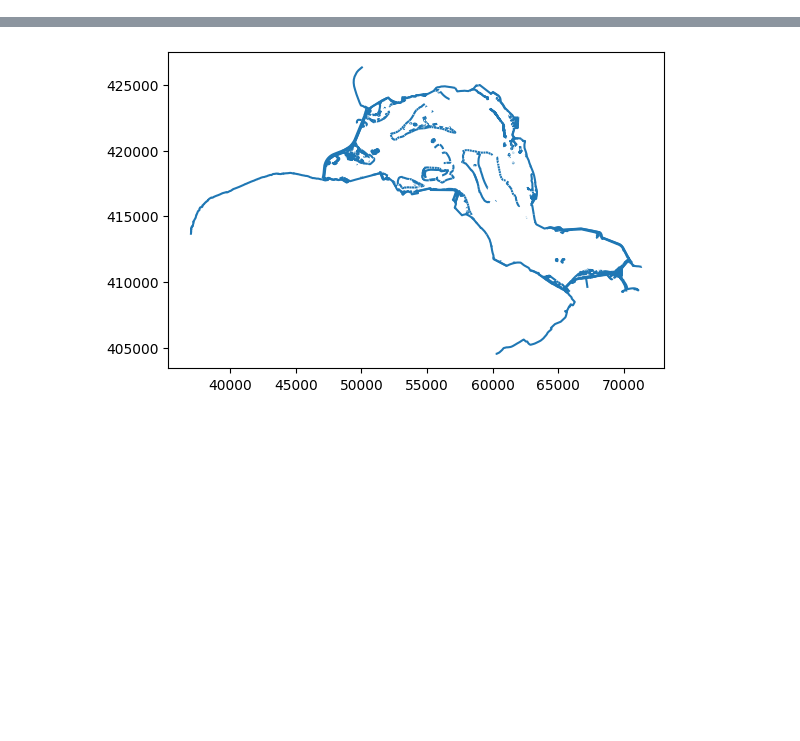
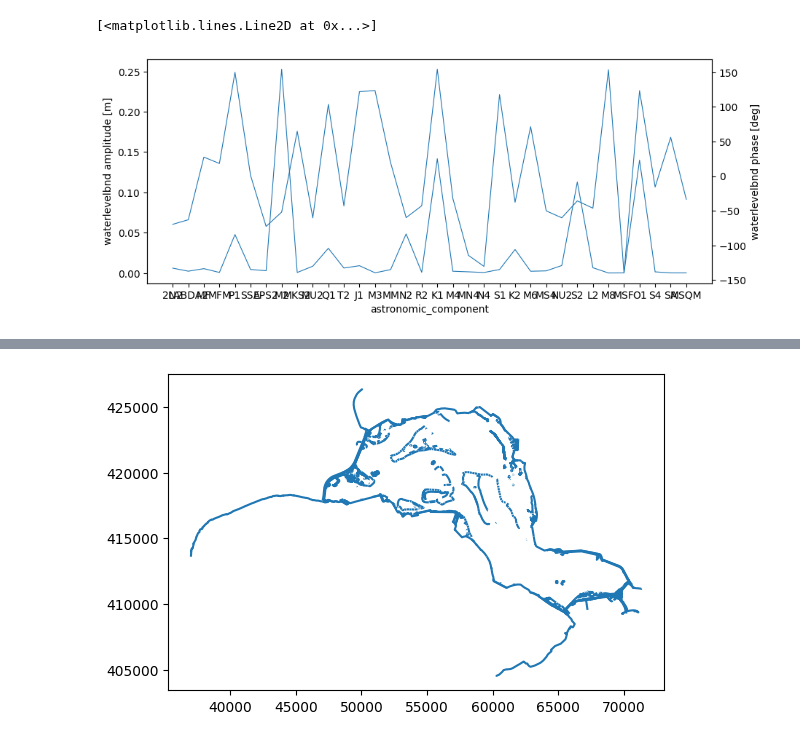
Before and after one commit to Deltares/dfm_tools, a Jupyter notebook: docs/notebooks/preprocessing_example_hydrolib.ipynb, the cells around one changed output, grey strips where cells are left out. Drawn from its saved outputs; the diff is of its cells as text; code cells hidden in the pictures; blank space fills up the shorter version.

```diff
--- a/docs/notebooks/preprocessing_example_hydrolib.ipynb
+++ b/docs/notebooks/preprocessing_example_hydrolib.ipynb
@@ -24,2 +22,15 @@ fig.tight_layout()
+# %%
+#Load .bc-file using HydroLib object ForcingModel.
+file_bc = r'p:\11208154-002-haixia\02-hydrodynamics\02_Model_set_up\02_Make_forcing\FES2014\New_bnd_lines_2022\bc_South_v2.bc'
+forcingmodel_object = hcdfm.ForcingModel(file_bc)
+
+fig, ax = plt.subplots(figsize=(10,4))
+ax2 = ax.twinx()
+forcing_xr = dfmt.forcinglike_to_Dataset(forcingmodel_object.forcing[0], convertnan=True)
+forcing_xr['waterlevelbnd amplitude'].plot(ax=ax, linewidth=0.8)
+forcing_xr['waterlevelbnd phase'].plot(ax=ax2, linewidth=0.8)
+# %% [output]
+[<matplotlib.lines.Line2D at 0x...>]
+[figure, added]
 # %%
 #Load .bc-file using HydroLib object ForcingModel.
```
Also changed, not shown: parts of 7 cells of this notebook, 13 other files.
